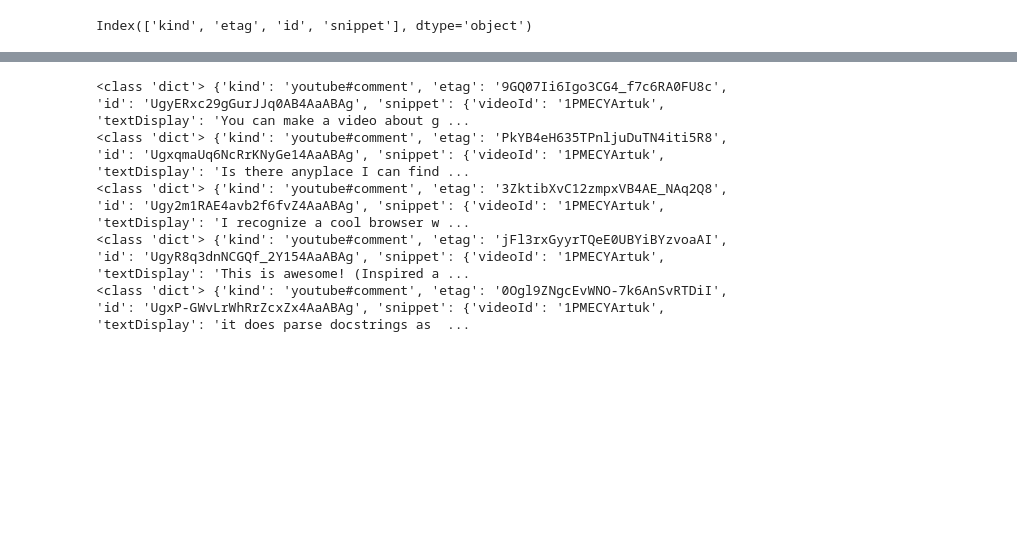
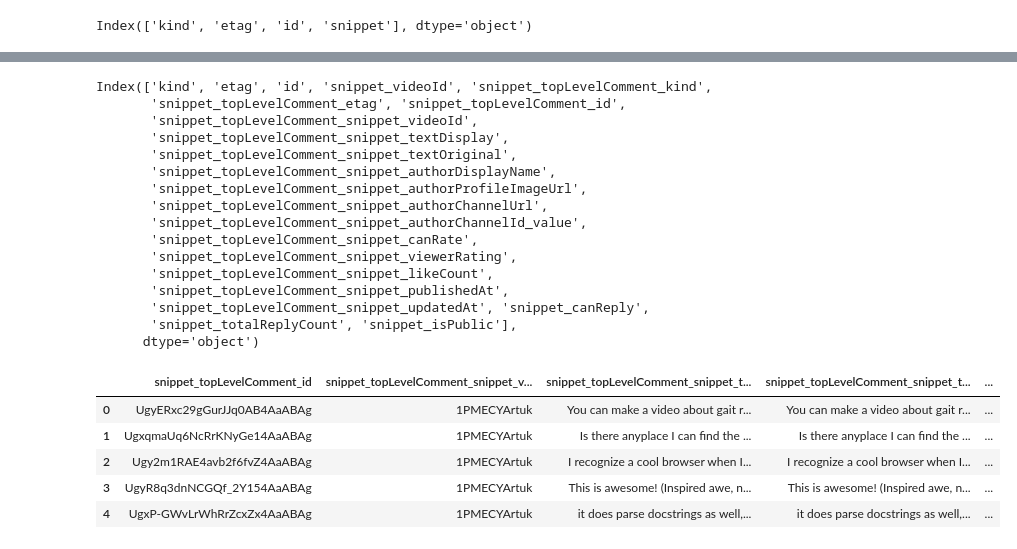
Before and after one commit to mrtushartiwari/Youtube_data_extraction, a Jupyter notebook: EDA_youtube.ipynb, the cells around one changed output, grey strips where cells are left out. Drawn from its saved outputs; the diff is of its cells as text; code cells hidden in the pictures; blank space fills up the shorter version.

```diff
--- a/EDA_youtube.ipynb
+++ b/EDA_youtube.ipynb
@@ -307,2 +354,26 @@ Index(['kind', 'etag', 'id', 'snippet'], dtype='object')
+# %%
+comments_df.columns
+# %% [output]
+Index(['kind', 'etag', 'id', 'snippet_videoId', 'snippet_topLevelComment_kind',
+       'snippet_topLevelComment_etag', 'snippet_topLevelComment_id',
+       'snippet_topLevelComment_snippet_videoId',
+       'snippet_topLevelComment_snippet_textDisplay',
+       'snippet_topLevelComment_snippet_textOriginal',
+       'snippet_topLevelComment_snippet_authorDisplayName',
+       'snippet_topLevelComment_snippet_authorProfileImageUrl',
+       'snippet_topLevelComment_snippet_authorChannelUrl',
+       'snippet_topLevelComment_snippet_authorChannelId_value',
+       'snippet_topLevelComment_snippet_canRate',
+       'snippet_topLevelComment_snippet_viewerRating',
+       'snippet_topLevelComment_snippet_likeCount',
+       'snippet_topLevelComment_snippet_publishedAt',
+       'snippet_topLevelComment_snippet_updatedAt', 'snippet_canReply',
+       'snippet_totalReplyCount', 'snippet_isPublic'],
+      dtype='object')
 # %%
-comments_df.drop(['kind','etag','id'],axis=1,inplace= True)
+comments_df.drop(['kind','etag','id','snippet_videoId', 'snippet_topLevelComment_kind',
+       'snippet_topLevelComment_etag','snippet_topLevelComment_snippet_authorDisplayName',
+       'snippet_topLevelComment_snippet_authorProfileImageUrl',
+       'snippet_topLevelComment_snippet_authorChannelUrl',
+       'snippet_topLevelComment_snippet_authorChannelId_value',
+       'snippet_topLevelComment_snippet_canRate',],axis=1,inplace= True)
@@ -311,9 +380,9 @@ filter_comments_df = pd.DataFrame(list(comments_df['snippet'].values))
-# %%
-for i in filter_comments_df['topLevelComment'].values[:5]:
-    print(type(i),i)
-# %% [output]
-<class 'dict'> {'kind': 'youtube#comment', 'etag': '9GQ07Ii6Igo3CG4_f7c6RA0FU8c', 'id': 'UgyERxc29gGurJJq0AB4AaABAg', 'snippet': {'videoId': '1PMECYArtuk', 'textDisplay': 'You can make a video about g ...
-<class 'dict'> {'kind': 'youtube#comment', 'etag': 'PkYB4eH635TPnljuDuTN4iti5R8', 'id': 'UgxqmaUq6NcRrKNyGe14AaABAg', 'snippet': {'videoId': '1PMECYArtuk', 'textDisplay': 'Is there anyplace I can find ...
-<class 'dict'> {'kind': 'youtube#comment', 'etag': '3ZktibXvC12zmpxVB4AE_NAq2Q8', 'id': 'Ugy2m1RAE4avb2f6fvZ4AaABAg', 'snippet': {'videoId': '1PMECYArtuk', 'textDisplay': 'I recognize a cool browser w ...
-<class 'dict'> {'kind': 'youtube#comment', 'etag': 'jFl3rxGyyrTQeE0UBYiBYzvoaAI', 'id': 'UgyR8q3dnNCGQf_2Y154AaABAg', 'snippet': {'videoId': '1PMECYArtuk', 'textDisplay': 'This is awesome! (Inspired a ...
-<class 'dict'> {'kind': 'youtube#comment', 'etag': '0Ogl9ZNgcEvWNO-7k6AnSvRTDiI', 'id': 'UgxP-GWvLrWhRrZcxZx4AaABAg', 'snippet': {'videoId': '1PMECYArtuk', 'textDisplay': 'it does parse docstrings as  ...
+# %%
+comments_df.head()
+# %% [output]
+|  | snippet_topLevelComment_id | snippet_topLevelComment_snippet_v... | snippet_topLevelComment_snippet_t... | snippet_topLevelComment_snippet_t... | ... |
+| 0 | UgyERxc29gGurJJq0AB4AaABAg | 1PMECYArtuk | You can make a video about gait r... | You can make a video about gait r... | ... |
+| 1 | UgxqmaUq6NcRrKNyGe14AaABAg | 1PMECYArtuk | Is there anyplace I can find the ... | Is there anyplace I can find the ... | ... |
+| 2 | Ugy2m1RAE4avb2f6fvZ4AaABAg | 1PMECYArtuk | I recognize a cool browser when I... | I recognize a cool browser when I... | ... |
+| 3 | UgyR8q3dnNCGQf_2Y154AaABAg | 1PMECYArtuk | This is awesome! (Inspired awe, n... | This is awesome! (Inspired awe, n... | ... |
+| 4 | UgxP-GWvLrWhRrZcxZx4AaABAg | 1PMECYArtuk | it does parse docstrings as well,... | it does parse docstrings as well,... | ... |
```
Also changed, not shown: parts of 12 cells of this notebook.
